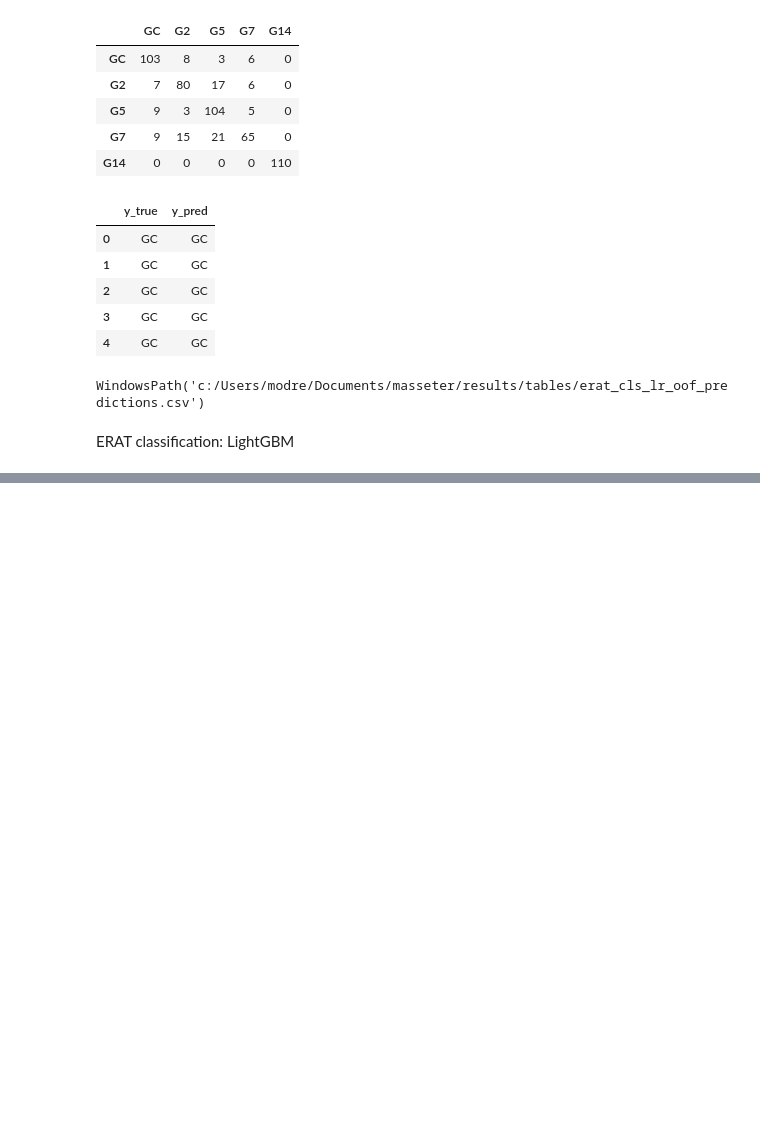
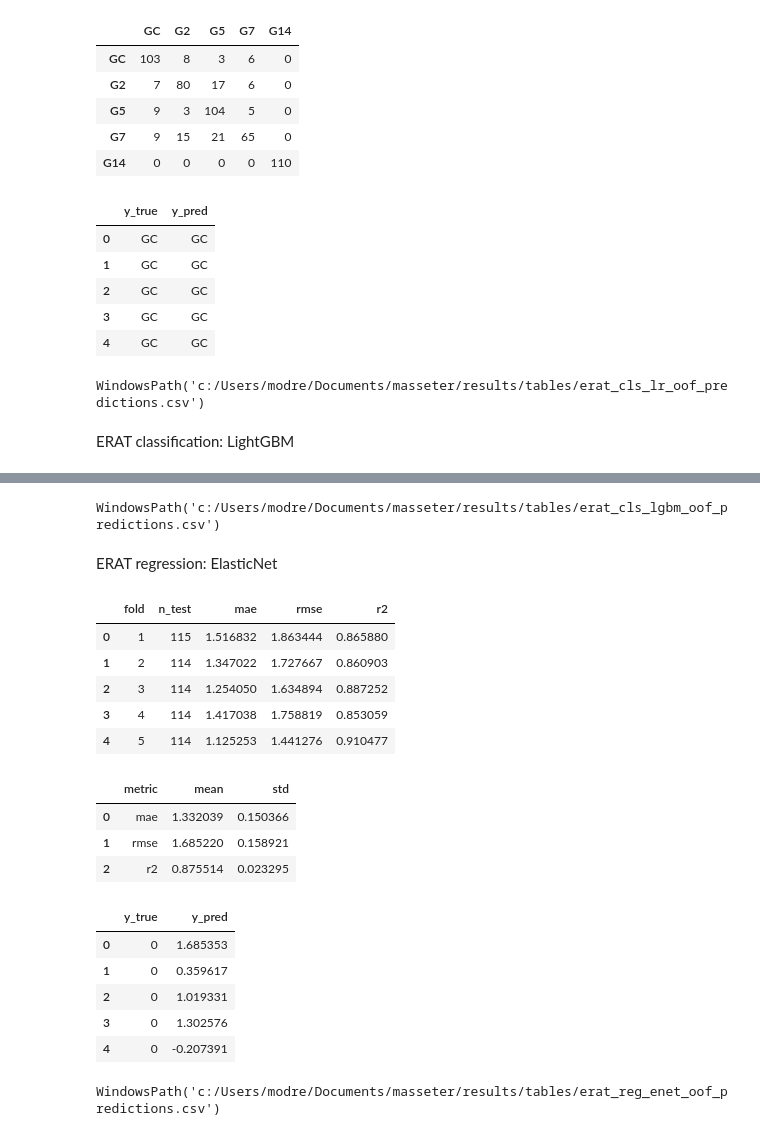
Before and after one commit to modreweck/radiomics, a Jupyter notebook: notebooks/04_erat_modeling.ipynb, the cells around one changed output, grey strips where cells are left out. Drawn from its saved outputs; the diff is of its cells as text; code cells hidden in the pictures; blank space fills up the shorter version.

Commit message:
Finalize ERAT modeling and SHAP explainability notebooks

```diff
--- a/notebooks/04_erat_modeling.ipynb
+++ b/notebooks/04_erat_modeling.ipynb
@@ -190,0 +206,42 @@ ValueError: not enough values to unpack (expected 4, got 3)
+# %%
+save_table(oof_lgbm, paths.results / "tables" / "erat_cls_lgbm_oof_predictions.csv")
+# %% [output]
+WindowsPath('c:/Users/modre/Documents/masseter/results/tables/erat_cls_lgbm_oof_predictions.csv')
+# %% [markdown]
+ERAT regression: ElasticNet
+# %%
+df_folds_enet, summary_enet, oof_enet = eval_kfold_regression_elasticnet(
+    X=X,
+    y=y_days,
+    n_splits=5,
+    seed=42,
+    alpha=0.001,
+    l1_ratio=0.5,
+)
+
+display(df_folds_enet)
+display(summary_enet)
+display(oof_enet.head())
+# %% [output]
+|  | fold | n_test | mae | rmse | r2 |
+| 0 | 1 | 115 | 1.516832 | 1.863444 | 0.865880 |
+| 1 | 2 | 114 | 1.347022 | 1.727667 | 0.860903 |
+| 2 | 3 | 114 | 1.254050 | 1.634894 | 0.887252 |
+| 3 | 4 | 114 | 1.417038 | 1.758819 | 0.853059 |
+| 4 | 5 | 114 | 1.125253 | 1.441276 | 0.910477 |
+|  | metric | mean | std |
+| 0 | mae | 1.332039 | 0.150366 |
+| 1 | rmse | 1.685220 | 0.158921 |
+| 2 | r2 | 0.875514 | 0.023295 |
+|  | y_true | y_pred |
+| 0 | 0 | 1.685353 |
+| 1 | 0 | 0.359617 |
+| 2 | 0 | 1.019331 |
+| 3 | 0 | 1.302576 |
+| 4 | 0 | -0.207391 |
+# %%
+save_table(df_folds_enet, paths.results / "tables" / "erat_reg_enet_folds.csv")
+save_table(summary_enet,  paths.results / "tables" / "erat_reg_enet_summary.csv")
+save_table(oof_enet,      paths.results / "tables" / "erat_reg_enet_oof_predictions.csv")
+# %% [output]
+WindowsPath('c:/Users/modre/Documents/masseter/results/tables/erat_reg_enet_oof_predictions.csv')
```
Also changed, not shown: parts of 8 cells of this notebook, 3 other files.
